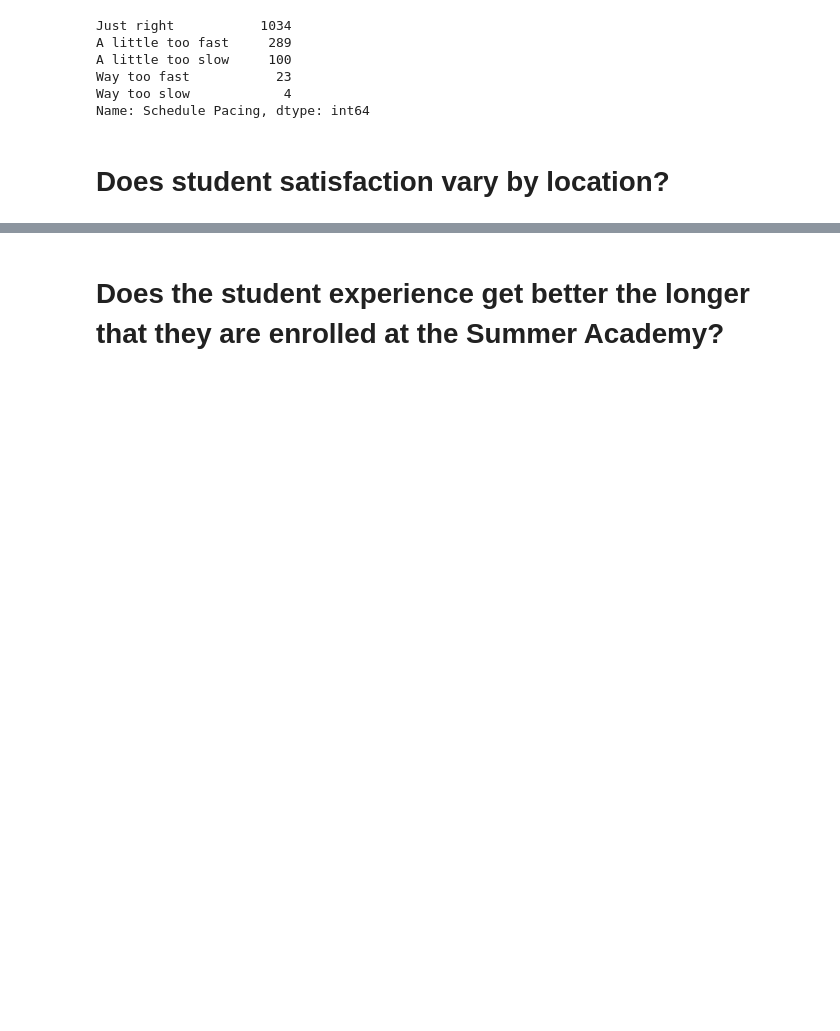
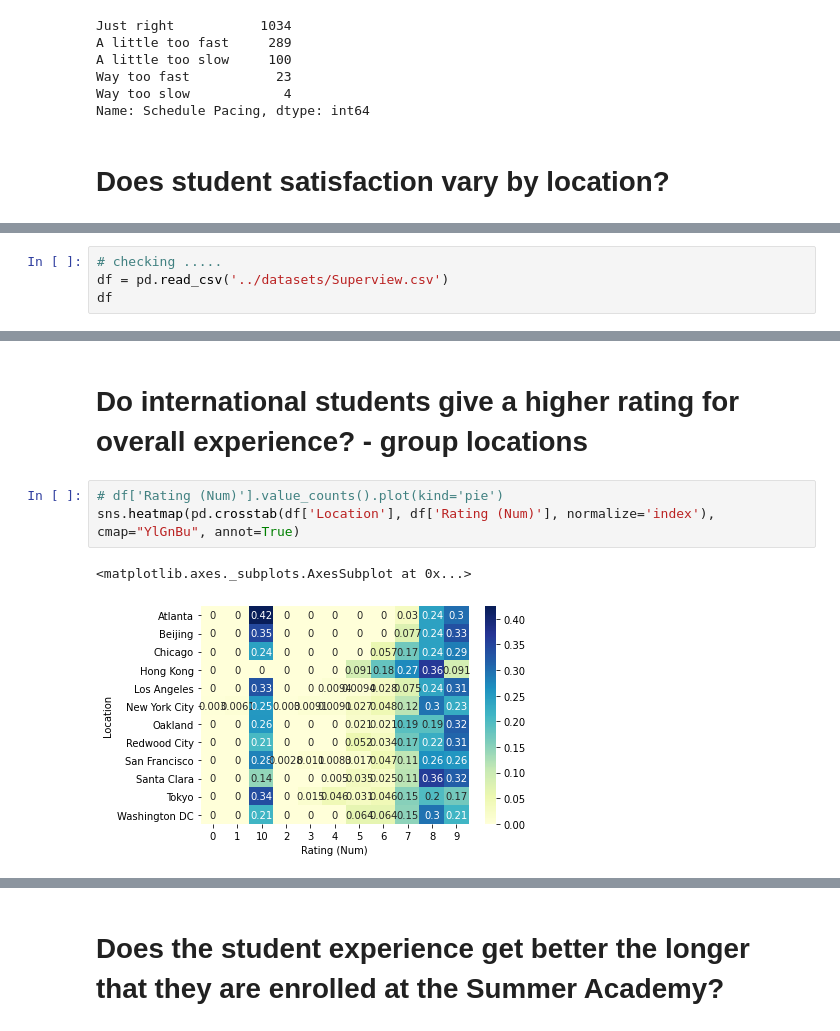
Before and after one commit to sandycamilo/DS1.1-NPS, a Jupyter notebook: notebooks/Summer_Academy_NPS_Data.ipynb, the cells around one changed output, grey strips where cells are left out. Saved outputs shown, nothing was run; the diff lists cells and outputs as text; blank space fills up the shorter version.

```diff
--- a/notebooks/Summer_Academy_NPS_Data.ipynb
+++ b/notebooks/Summer_Academy_NPS_Data.ipynb
@@ -188,0 +190,4 @@ Name: Location, dtype: int64
+# %%
+# checking .....
+df = pd.read_csv('../datasets/Superview.csv')
+df
@@ -188,0 +208,8 @@ Name: Location, dtype: int64
+# %% [markdown]
+# Do international students give a higher rating for overall experience? - group locations
+# %%
+# df['Rating (Num)'].value_counts().plot(kind='pie')
+sns.heatmap(pd.crosstab(df['Location'], df['Rating (Num)'], normalize='index'), cmap="YlGnBu", annot=True)
+# %% [output]
+<matplotlib.axes._subplots.AxesSubplot at 0x...>
+[figure, added]
```
Also changed, not shown: parts of 55 cells of this notebook.
